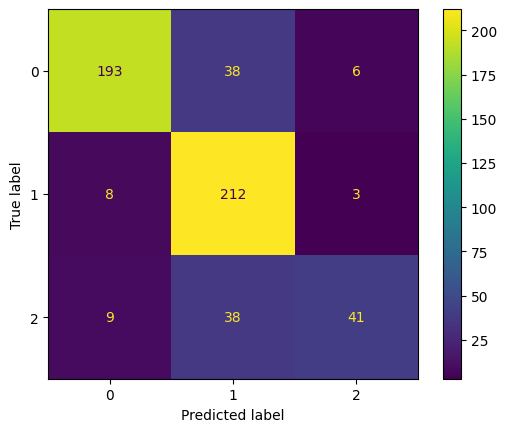
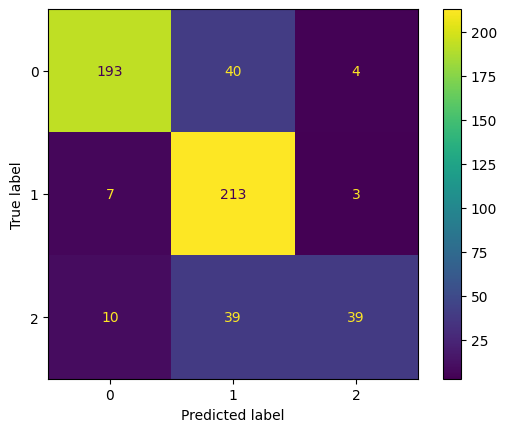
The notebook cell's code change between the first figure and the second:
--- before
+++ after
@@ -1,7 +1,8 @@
 y_3 = np.floor_divide(y, 2)
 y_pred_3 = np.floor_divide(y_pred_clip, 2)
-print(y_pred_3)
+#print(y_pred_3)
 cm = confusion_matrix(y_3, y_pred_3)
 disp = ConfusionMatrixDisplay(confusion_matrix=cm)
 disp.plot()
+plt.savefig('../Figures/RandomForest_3categories_CM.png', dpi=300)
 plt.show()

Commit: Comment and add unified dataset